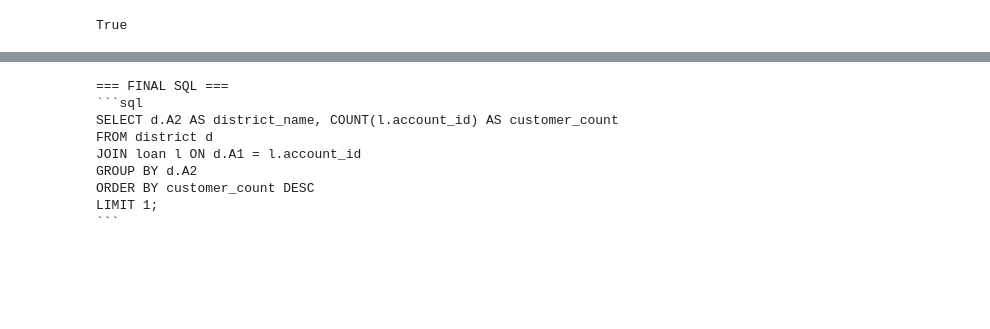
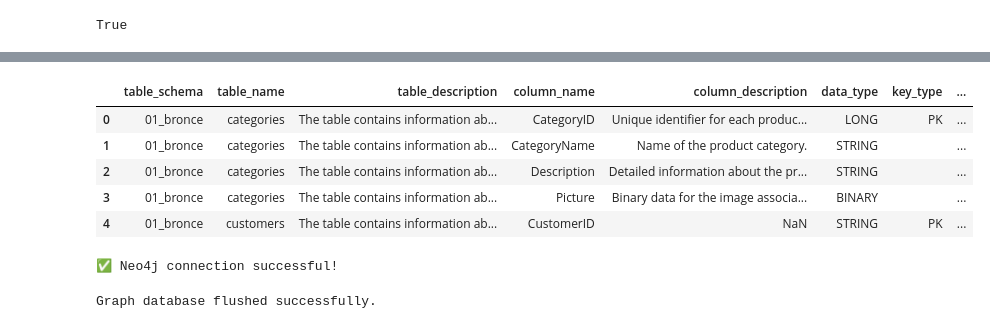
Before and after one commit to wagner-niklas/Alfred, a Jupyter notebook: scripts/create_graph_from_databricks.ipynb, the cells around one changed output, grey strips where cells are left out. Drawn from its saved outputs; the diff is of its cells as text; code cells hidden in the pictures; blank space fills up the shorter version.

````diff
--- a/scripts/create_graph_from_databricks.ipynb
+++ b/scripts/create_graph_from_databricks.ipynb
@@ -157,17 +75,0 @@ ORDER BY c.table_name, c.ordinal_position
-# %%
-from databricks import sql
-import pandas as pd
-import os
-
-conn = sql.connect(
-    server_hostname=os.environ["DATABRICKS_HOST"],
-    http_path=f"/sql/1.0/warehouses/{os.environ['DATABRICKS_WAREHOUSE_ID']}",
-    access_token=os.environ["DATABRICKS_TOKEN"],
-)
-
-with conn.cursor() as cursor:
-    cursor.execute(query)
-    rs = cursor.fetchall_arrow()  # returns a pyarrow.Table
-    df_db_details = rs.to_pandas()  # pyarrow -> pandas
-
-display(df_db_details.head())
@@ -862,12 +75,0 @@ def run_sql_generation_pipeline(query_text: str, retrieved_contents: str):
-# %%
-final_sql_query = run_sql_generation_pipeline(query_text, retrieved_contents)
-# %% [output]
-=== FINAL SQL ===
-```sql
-SELECT d.A2 AS district_name, COUNT(l.account_id) AS customer_count
-FROM district d
-JOIN loan l ON d.A1 = l.account_id
-GROUP BY d.A2
-ORDER BY customer_count DESC
-LIMIT 1;
-```
@@ -873,0 +148,35 @@ LIMIT 1;
+# %%
+df_columns.head()
+# %% [output]
+|  | table_schema | table_name | table_description | column_name | column_description | data_type | key_type | ... |
+| 0 | 01_bronce | categories | The table contains information ab... | CategoryID | Unique identifier for each produc... | LONG | PK | ... |
+| 1 | 01_bronce | categories | The table contains information ab... | CategoryName | Name of the product category. | STRING |  | ... |
+| 2 | 01_bronce | categories | The table contains information ab... | Description | Detailed information about the pr... | STRING |  | ... |
+| 3 | 01_bronce | categories | The table contains information ab... | Picture | Binary data for the image associa... | BINARY |  | ... |
+| 4 | 01_bronce | customers | The table contains information ab... | CustomerID | NaN | STRING | PK | ... |
+# %%
+# Get credentials from environment variables
+neo4j_url = os.getenv("NEO4J_BOLT_URL", "bolt://localhost:7687")
+neo4j_user = os.getenv("NEO4J_USERNAME",  "neo4j")
+neo4j_password = os.getenv("NEO4J_PASSWORD", "password")
+
+# Connect to Neo4j
+driver = GraphDatabase.driver(neo4j_url, auth=(neo4j_user, neo4j_password))
+
+with driver.session() as session:
+    result = session.run("RETURN 1 AS test")
+    value = result.single()["test"]
+    if value == 1:
+        print("✅ Neo4j connection successful!")
+    else:
+        print("⚠️ Neo4j connection test failed.")
+# %% [output]
+✅ Neo4j connection successful!
+# %%
+# Flush the graph database
+with driver.session() as session:
+    session.run("MATCH (n) DETACH DELETE n")
+
+print("Graph database flushed successfully.")
+# %% [output]
+Graph database flushed successfully.
````
Also changed, not shown: parts of 58 cells of this notebook, 5 other files.
